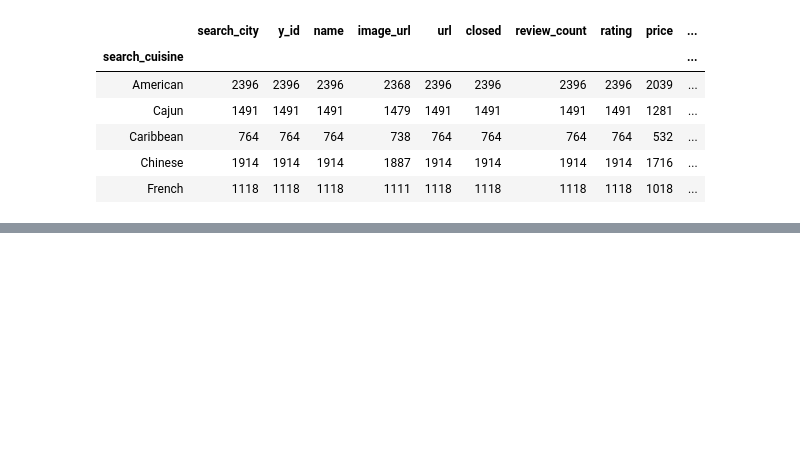
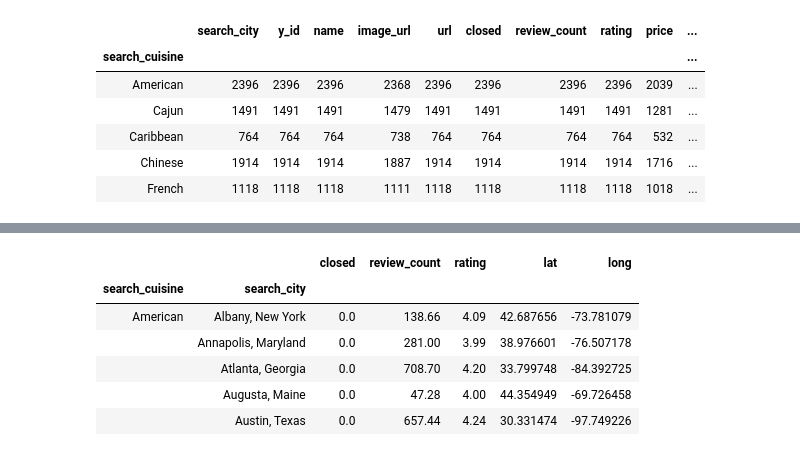
Before and after one commit to kahsay-1229/Yelp-Cuisine, a Jupyter notebook: yelpapidata.ipynb, the cells around one changed output, grey strips where cells are left out. Cells and saved outputs as stored; diff of their text form; code cells hidden in the pictures; blank space fills up the shorter version.

```diff
--- a/yelpapidata.ipynb
+++ b/yelpapidata.ipynb
@@ -148,0 +182,11 @@ yelp_gb_cuisinescount.count().head()
+# %%
+yelp_gb2_cuisinesavg = yelp_format_rd1.groupby(['search_cuisine','search_city'])
+yelp_gb2_cuisinesavg.mean().head()
+# %% [output]
+|  |  | closed | review_count | rating | lat | long |
+| search_cuisine | search_city |  |  |  |  |  |
+| American | Albany, New York | 0.0 | 138.66 | 4.09 | 42.687656 | -73.781079 |
+|  | Annapolis, Maryland | 0.0 | 281.00 | 3.99 | 38.976601 | -76.507178 |
+|  | Atlanta, Georgia | 0.0 | 708.70 | 4.20 | 33.799748 | -84.392725 |
+|  | Augusta, Maine | 0.0 | 47.28 | 4.00 | 44.354949 | -69.726458 |
+|  | Austin, Texas | 0.0 | 657.44 | 4.24 | 30.331474 | -97.749226 |
```
Also changed, not shown: parts of 3 cells of this notebook.
